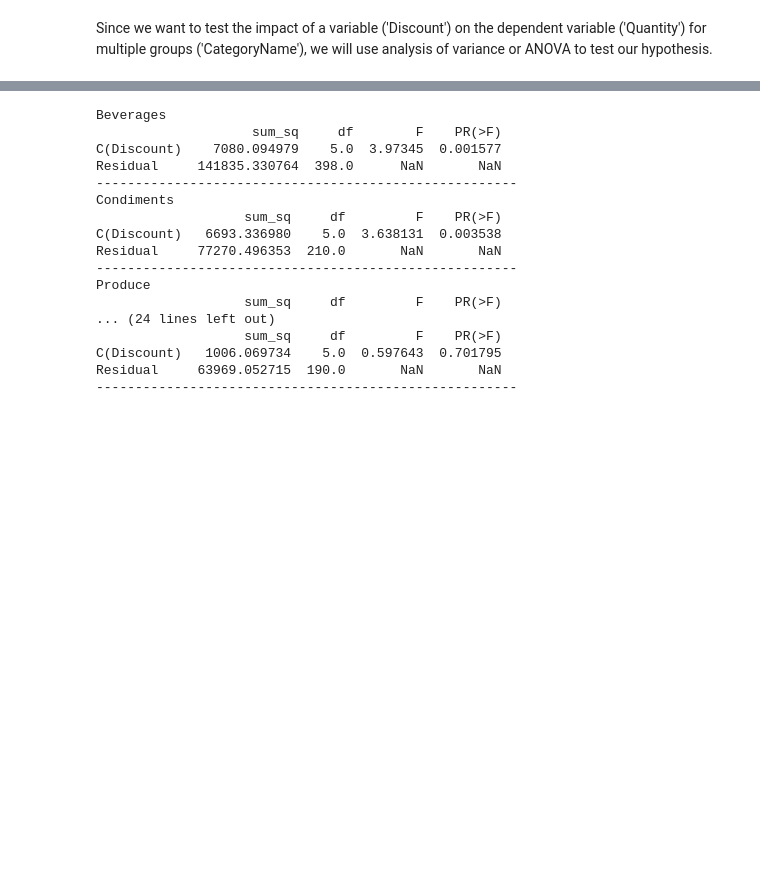
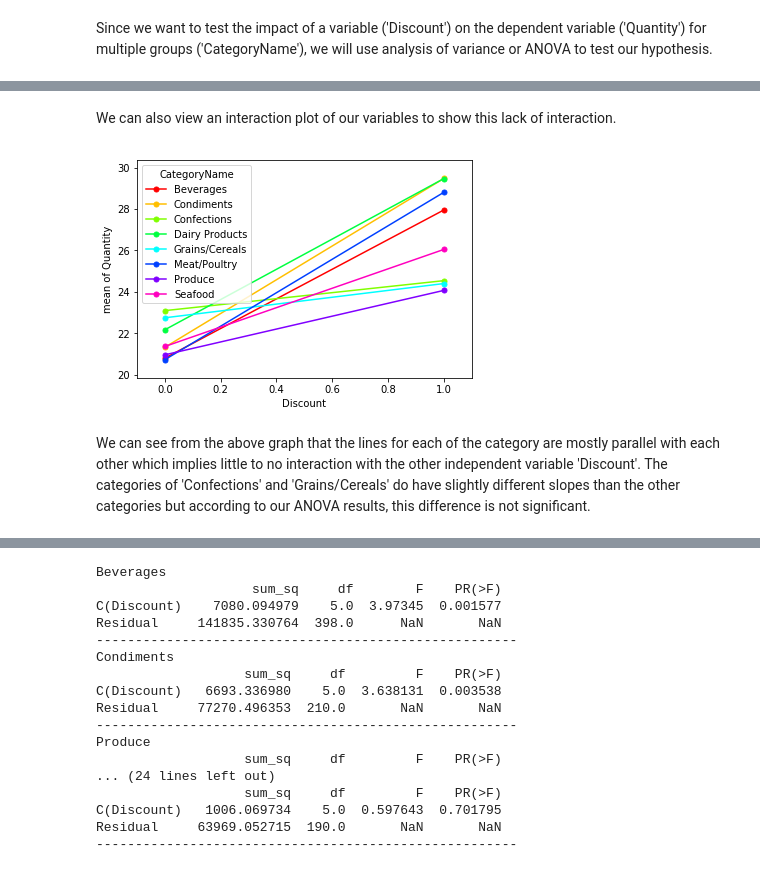
Before and after one commit to matthewsparr/Northwind-Database-Hypothesis-Testing, a Jupyter notebook: project.ipynb, the cells around one changed output, grey strips where cells are left out. Saved outputs shown, nothing was run; the diff lists cells and outputs as text; code cells hidden in the pictures; blank space fills up the shorter version.

```diff
--- a/project.ipynb
+++ b/project.ipynb
@@ -267,0 +252,8 @@ We can do some additional analysis to look at each category individually to see
+# %% [markdown]
+We can also view an interaction plot of our variables to show this lack of interaction.
+# %%
+fig = interaction_plot(q2_data['Discount'],q2_data['CategoryName'],q2_data['Quantity'], ms=10)
+# %% [output]
+[figure, added]
+# %% [markdown]
+We can see from the above graph that the lines for each of the category are mostly parallel with each other which implies little to no interaction with the other independent variable 'Discount'. The categories of 'Confections' and 'Grains/Cereals' do have slightly different slopes than the other categories but according to our ANOVA results, this difference is not significant.
```
Also changed, not shown: parts of 43 cells of this notebook.
